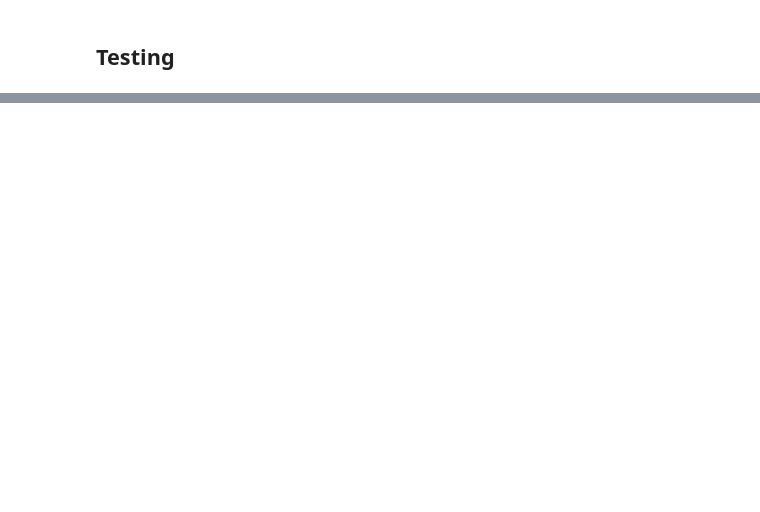
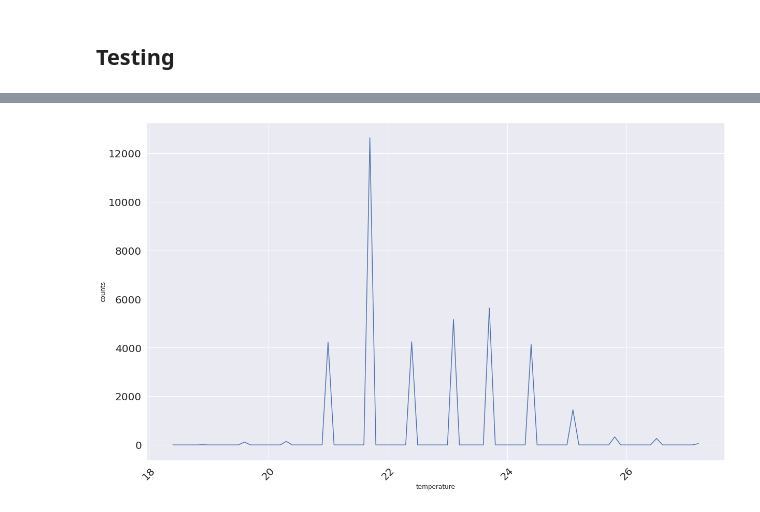
Before and after one commit to kalfasyan/wbai, a Jupyter notebook: Training_Conv1D.ipynb, the cells around one changed output, grey strips where cells are left out. Cells and saved outputs as stored; diff of their text form; code cells hidden in the pictures; blank space fills up the shorter version.

```diff
--- a/Training_Conv1D.ipynb
+++ b/Training_Conv1D.ipynb
@@ -212,13 +234 @@ print(test_accuracy)
-# %%
-@torch.no_grad()
-def get_all_preds(model, loader):
-    all_preds = torch.tensor([])
-    for x_batch,y_batch,path_batch,idx_batch in loader:
-
-        preds = model(x_batch.float())
-        all_preds = torch.cat(
-            (all_preds, preds)
-            ,dim=0
-        )
-    return all_preds
 # %%
@@ -227,0 +335,7 @@ RuntimeError: Input type (torch.FloatTensor) and weight type (torch.cuda.FloatTe
+# %%
+from utils import np_hist
+plt.figure(figsize=(20,12))
+# np_hist(df, 'humidity', fs=20)
+np_hist(df, 'temperature', fs=20)
+# %% [output]
+[figure, added]
```
Also changed, not shown: parts of 18 cells of this notebook, 7 other files.
